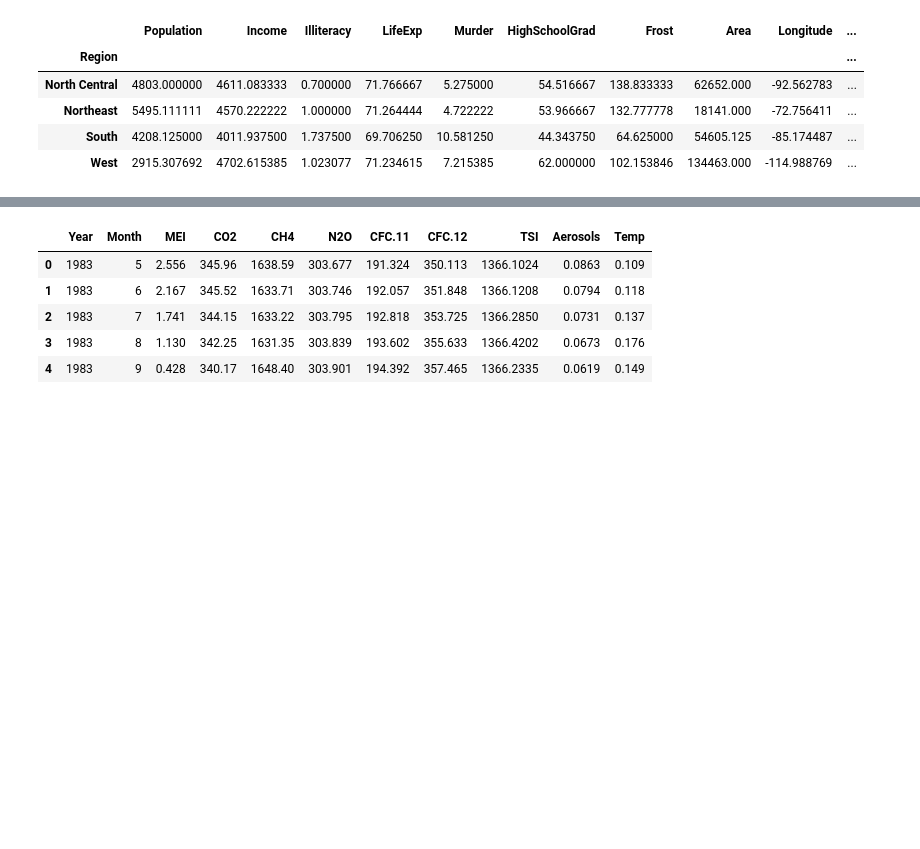
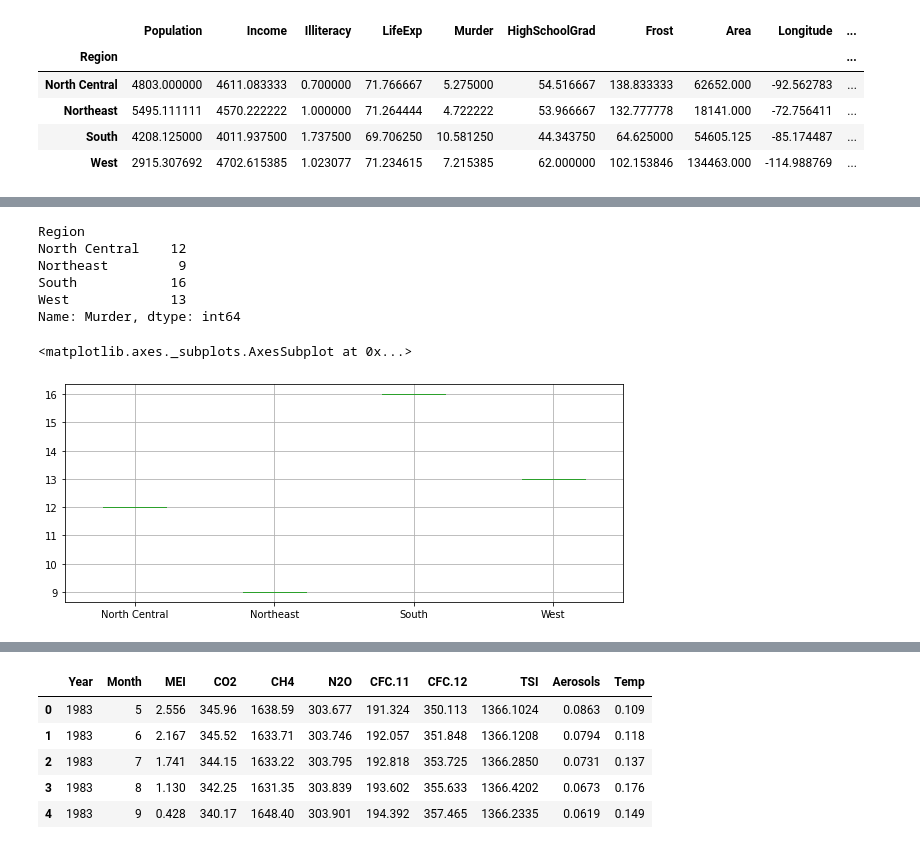
Before and after one commit to MayyarAA/ForecastingNeuralNetworks, a Jupyter notebook: MSCI433A1.ipynb, the cells around one changed output, grey strips where cells are left out. Drawn from its saved outputs; the diff is of its cells as text; code cells hidden in the pictures; blank space fills up the shorter version.

```diff
--- a/MSCI433A1.ipynb
+++ b/MSCI433A1.ipynb
@@ -95,0 +144,3 @@ df_box.plot.box()
+# %%
+murder_preregion = statedata.groupby(['Region']).count()
+murder_preregion
@@ -95,0 +154,15 @@ df_box.plot.box()
+# %%
+murder_preregion_temp = murder_preregion.loc[:,'Murder']
+murder_preregion_temp
+# %% [output]
+Region
+North Central    12
+Northeast         9
+South            16
+West             13
+Name: Murder, dtype: int64
+# %%
+murder_preregion_temp.to_frame().T.boxplot(figsize=(10,4))
+# %% [output]
+<matplotlib.axes._subplots.AxesSubplot at 0x...>
+[figure, added]
```
Also changed, not shown: parts of 20 cells of this notebook.
